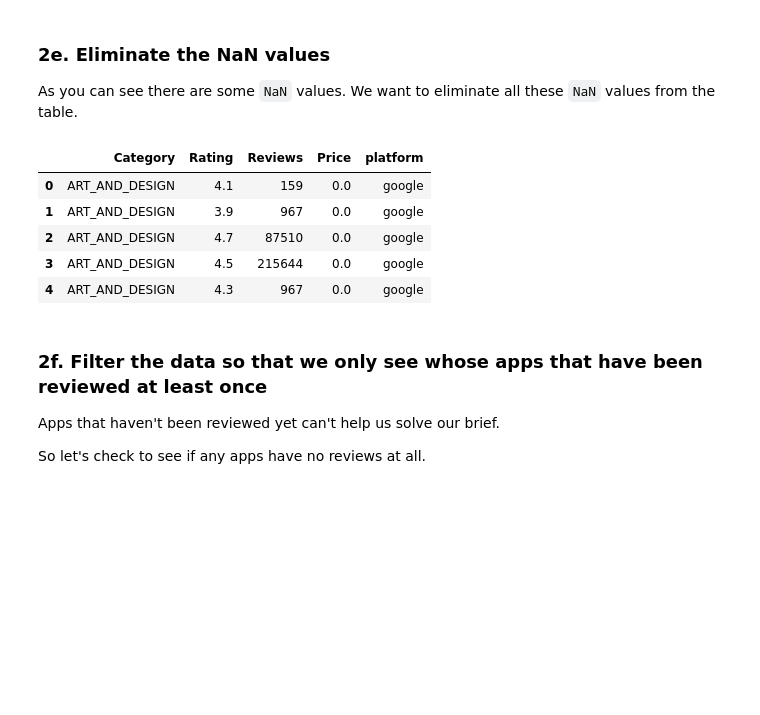
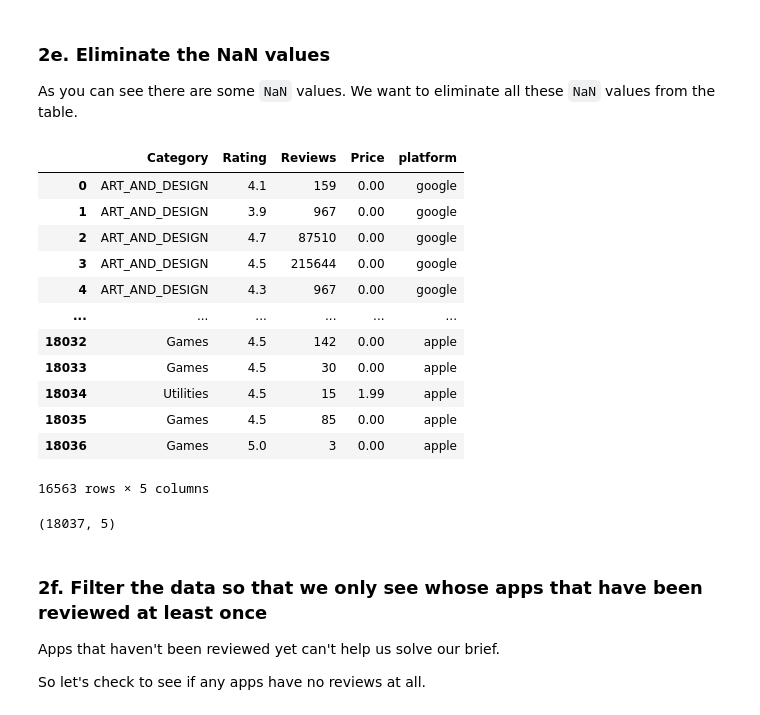
Before and after one commit to Kevin-Kwasnik/apps_project, a Jupyter notebook: PART 2, Tier 3 - Cleaning, transforming and visualizing.ipynb, the cells around one changed output. Saved outputs shown, nothing was run; the diff lists cells and outputs as text; code cells hidden in the pictures; blank space fills up the shorter version.

```diff
--- a/PART 2, Tier 3 - Cleaning, transforming and visualizing.ipynb
+++ b/PART 2, Tier 3 - Cleaning, transforming and visualizing.ipynb
@@ -328,19 +328,30 @@ As you can see there are some `NaN` values. We want to eliminate all these `NaN`
 # %%
 # Lets check first the dimesions of df before droping `NaN` values. Use the .shape feature.
 df = df[["Category", "Rating", "Reviews", "Price", "platform"]]
-df.head()
+
 # Use the dropna() method to eliminate all the NaN values, and overwrite the same dataframe with the result.
 # Note: dropna() by default removes all rows containing at least one NaN.
-
+df.dropna()
 
 # Check the new dimesions of our dataframe.
 # %% [output]
 |  | Category | Rating | Reviews | Price | platform |
-| 0 | ART_AND_DESIGN | 4.1 | 159 | 0.0 | google |
-| 1 | ART_AND_DESIGN | 3.9 | 967 | 0.0 | google |
-| 2 | ART_AND_DESIGN | 4.7 | 87510 | 0.0 | google |
-| 3 | ART_AND_DESIGN | 4.5 | 215644 | 0.0 | google |
-| 4 | ART_AND_DESIGN | 4.3 | 967 | 0.0 | google |
+| 0 | ART_AND_DESIGN | 4.1 | 159 | 0.00 | google |
+| 1 | ART_AND_DESIGN | 3.9 | 967 | 0.00 | google |
+| 2 | ART_AND_DESIGN | 4.7 | 87510 | 0.00 | google |
+| 3 | ART_AND_DESIGN | 4.5 | 215644 | 0.00 | google |
+| 4 | ART_AND_DESIGN | 4.3 | 967 | 0.00 | google |
+| ... | ... | ... | ... | ... | ... |
+| 18032 | Games | 4.5 | 142 | 0.00 | apple |
+| 18033 | Games | 4.5 | 30 | 0.00 | apple |
+| 18034 | Utilities | 4.5 | 15 | 1.99 | apple |
+| 18035 | Games | 4.5 | 85 | 0.00 | apple |
+| 18036 | Games | 5.0 | 3 | 0.00 | apple |
+16563 rows × 5 columns
+# %%
+df.shape
+# %% [output]
+(18037, 5)
 # %% [markdown]
 ### 2f. Filter the data so that we only see whose apps that have been reviewed at least once
 
```
Also changed, not shown: parts of 2 cells of this notebook.
